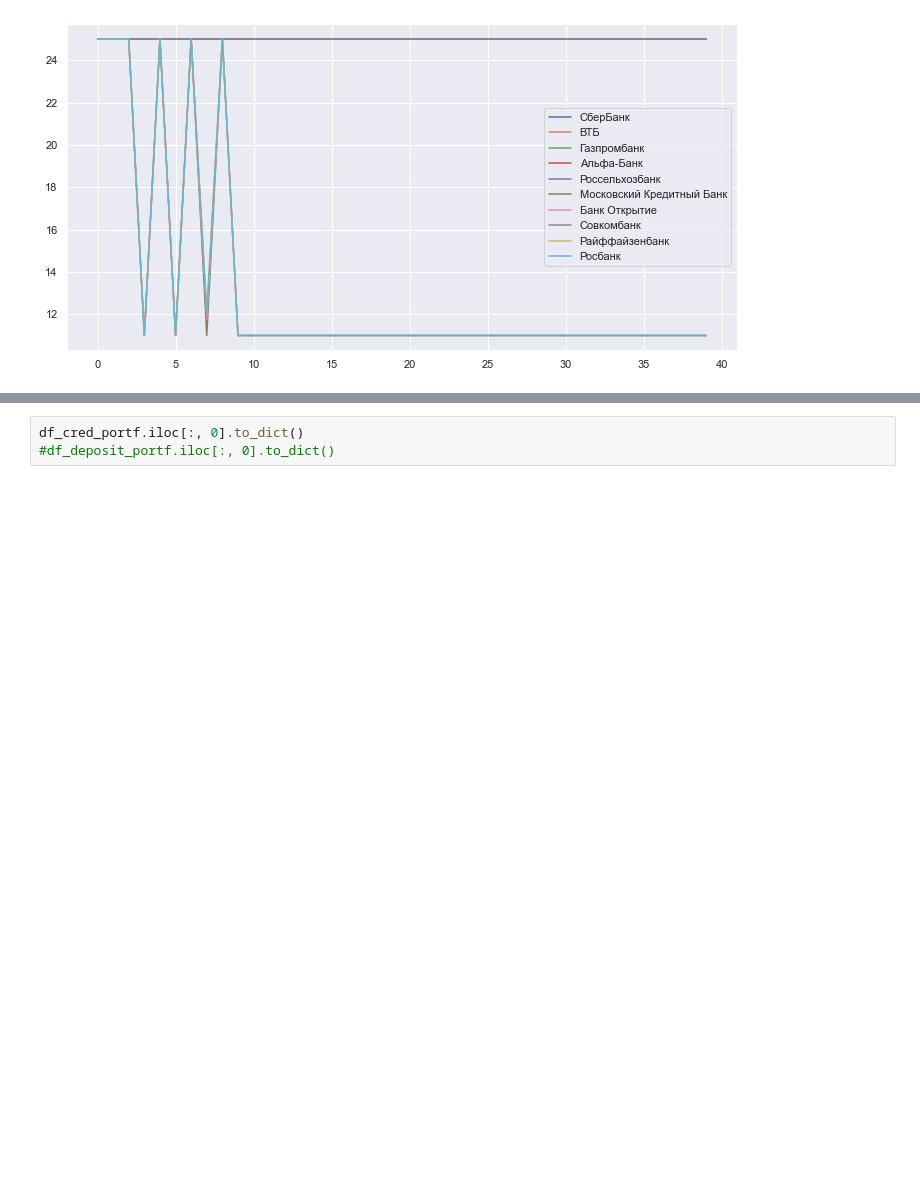
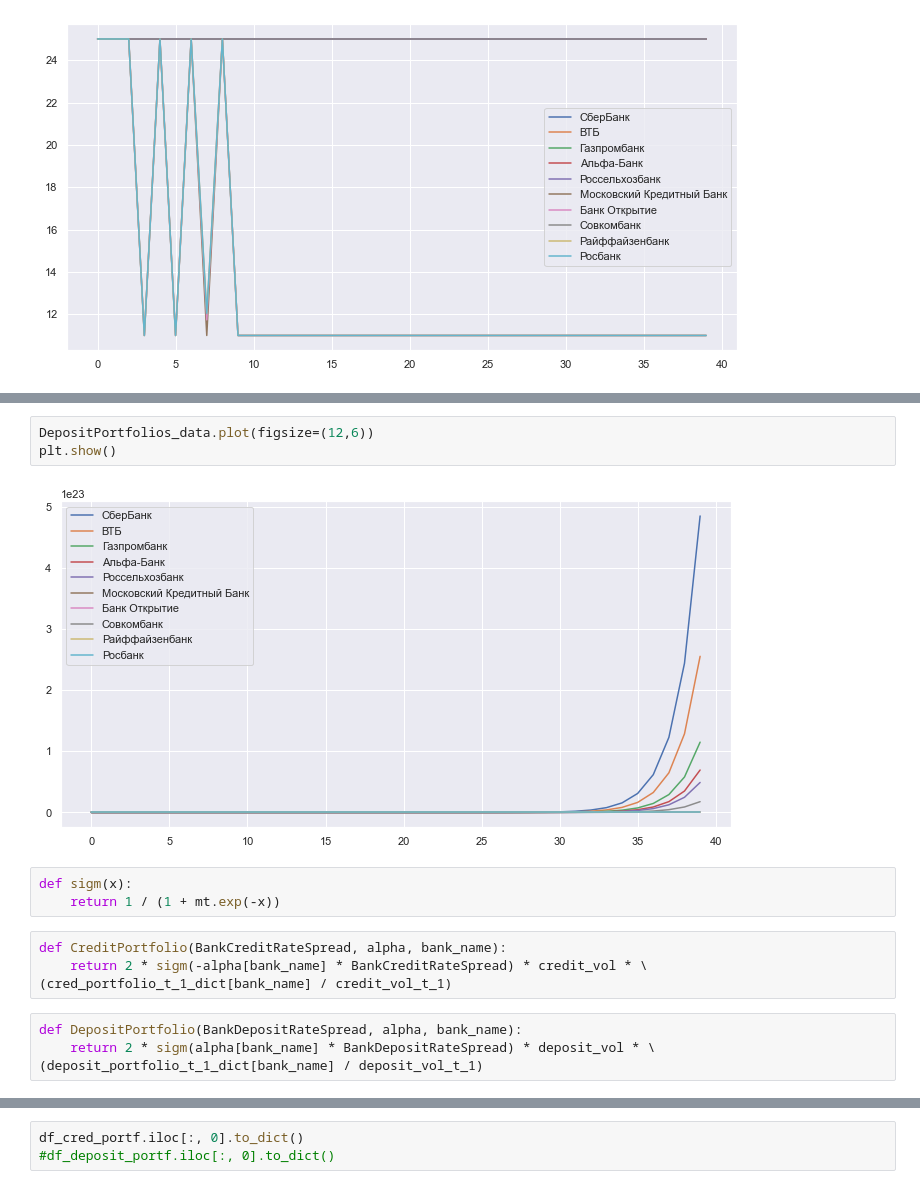
Before and after one commit to archimedes1515/coursework, a Jupyter notebook: KR.ipynb, the cells around one changed output, grey strips where cells are left out. Saved outputs shown, nothing was run; the diff lists cells and outputs as text; blank space fills up the shorter version.

```diff
--- a/KR.ipynb
+++ b/KR.ipynb
@@ -417,0 +528,16 @@ plt.show()
+# %%
+DepositPortfolios_data.plot(figsize=(12,6))
+plt.show()
+# %% [output]
+[figure, added]
+# %%
+def sigm(x):
+    return 1 / (1 + mt.exp(-x))
+# %%
+def CreditPortfolio(BankCreditRateSpread, alpha, bank_name):
+    return 2 * sigm(-alpha[bank_name] * BankCreditRateSpread) * credit_vol * \
+(cred_portfolio_t_1_dict[bank_name] / credit_vol_t_1)
+# %%
+def DepositPortfolio(BankDepositRateSpread, alpha, bank_name):
+    return 2 * sigm(alpha[bank_name] * BankDepositRateSpread) * deposit_vol * \
+(deposit_portfolio_t_1_dict[bank_name] / deposit_vol_t_1)
```
Also changed, not shown: parts of 17 cells of this notebook.
